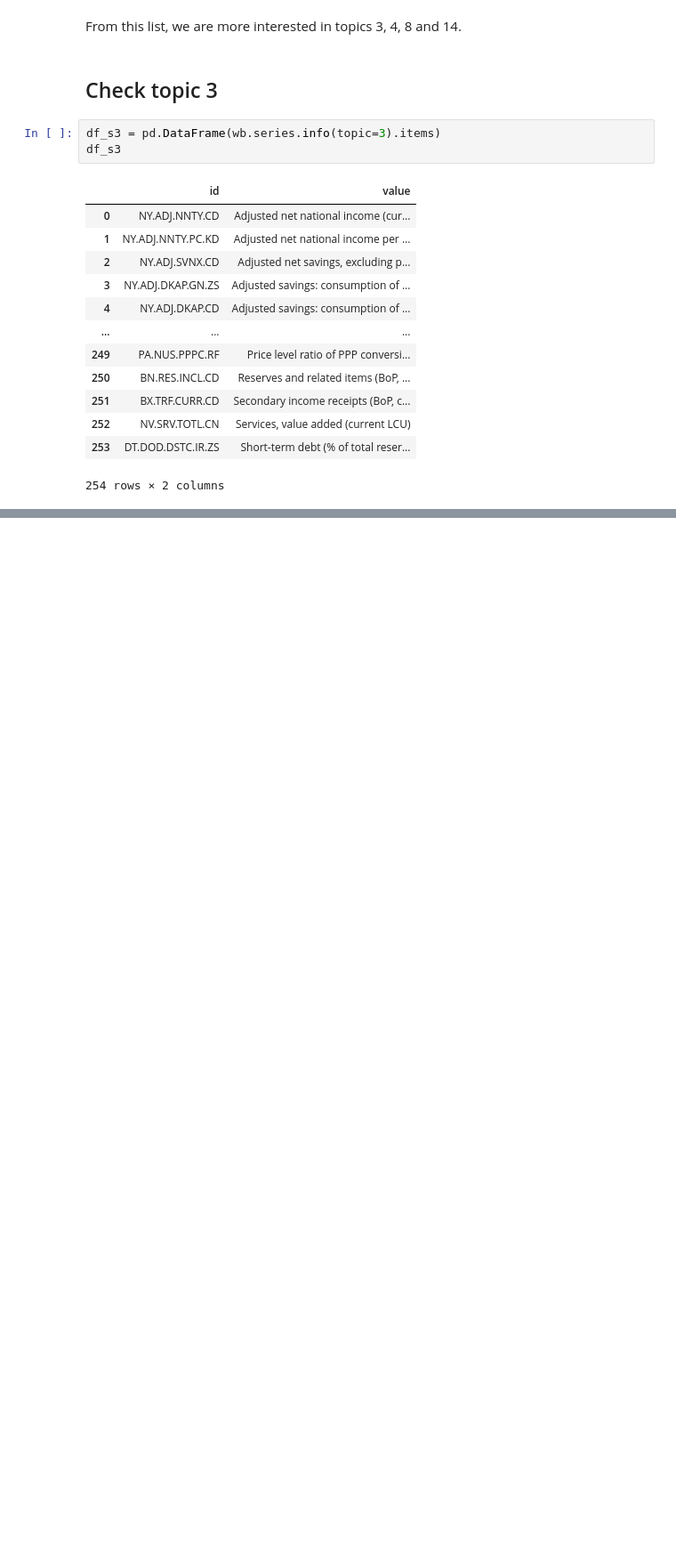
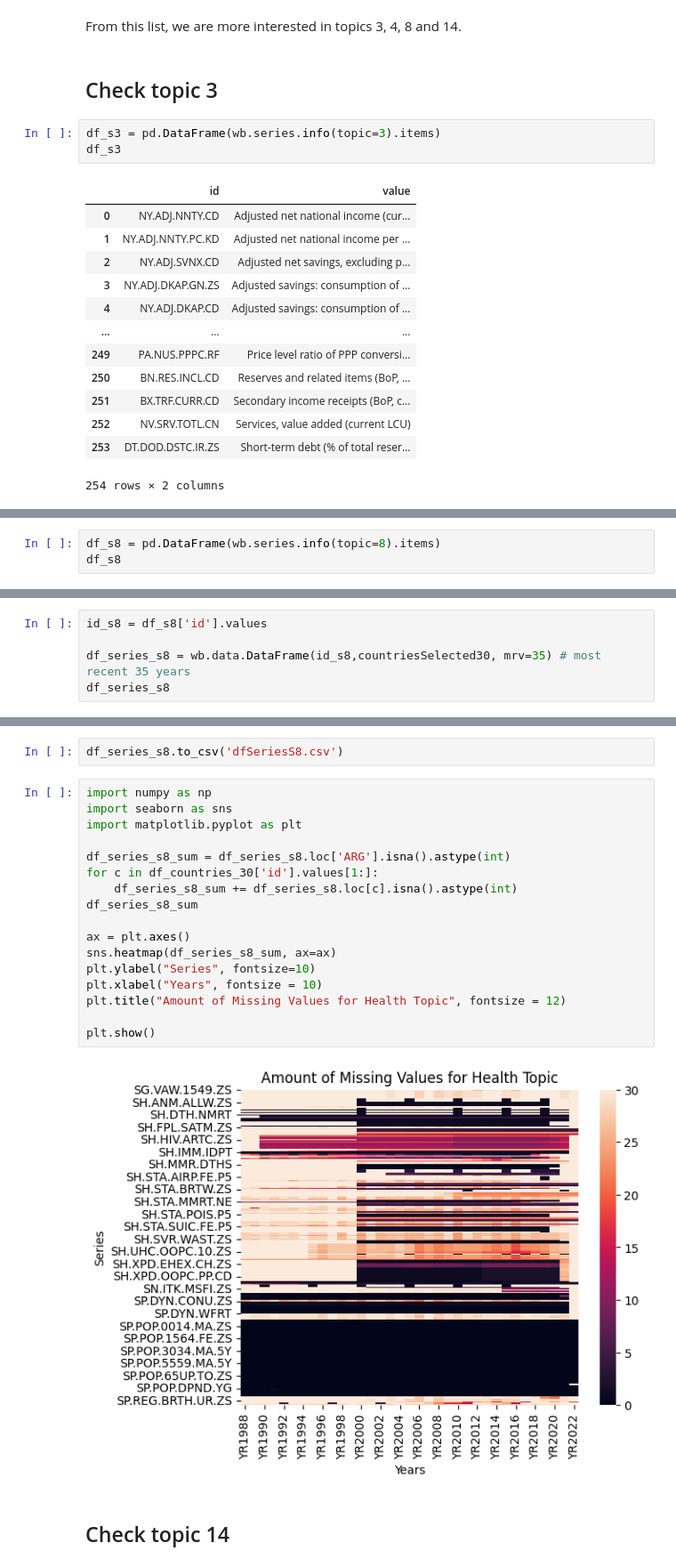
Before and after one commit to juanesfco/PF_DS_PT03_G2_EsperanzaVida, a Jupyter notebook: RawData/readData.ipynb, the cells around one changed output, grey strips where cells are left out. Shown at 89% size. Cells and saved outputs as stored; diff of their text form; blank space fills up the shorter version.

```diff
--- a/RawData/readData.ipynb
+++ b/RawData/readData.ipynb
@@ -105,0 +202,3 @@ ReadTimeout: HTTPSConnectionPool(host='api.worldbank.org', port=443): Read timed
+# %%
+df_s8 = pd.DataFrame(wb.series.info(topic=8).items)
+df_s8
@@ -105,0 +219,5 @@ ReadTimeout: HTTPSConnectionPool(host='api.worldbank.org', port=443): Read timed
+# %%
+id_s8 = df_s8['id'].values
+
+df_series_s8 = wb.data.DataFrame(id_s8,countriesSelected30, mrv=35) # most recent 35 years
+df_series_s8
@@ -105,0 +239,23 @@ ReadTimeout: HTTPSConnectionPool(host='api.worldbank.org', port=443): Read timed
+# %%
+df_series_s8.to_csv('dfSeriesS8.csv')
+# %%
+import numpy as np
+import seaborn as sns
+import matplotlib.pyplot as plt
+
+df_series_s8_sum = df_series_s8.loc['ARG'].isna().astype(int)
+for c in df_countries_30['id'].values[1:]:
+    df_series_s8_sum += df_series_s8.loc[c].isna().astype(int)
+df_series_s8_sum
+
+ax = plt.axes()
+sns.heatmap(df_series_s8_sum, ax=ax)
+plt.ylabel("Series", fontsize=10)
+plt.xlabel("Years", fontsize = 10)
+plt.title("Amount of Missing Values for Health Topic", fontsize = 12)
+
+plt.show()
+# %% [output]
+[figure, added]
+# %% [markdown]
+## Check topic 14
```
Also changed, not shown: parts of 16 cells of this notebook, 22 other files.
